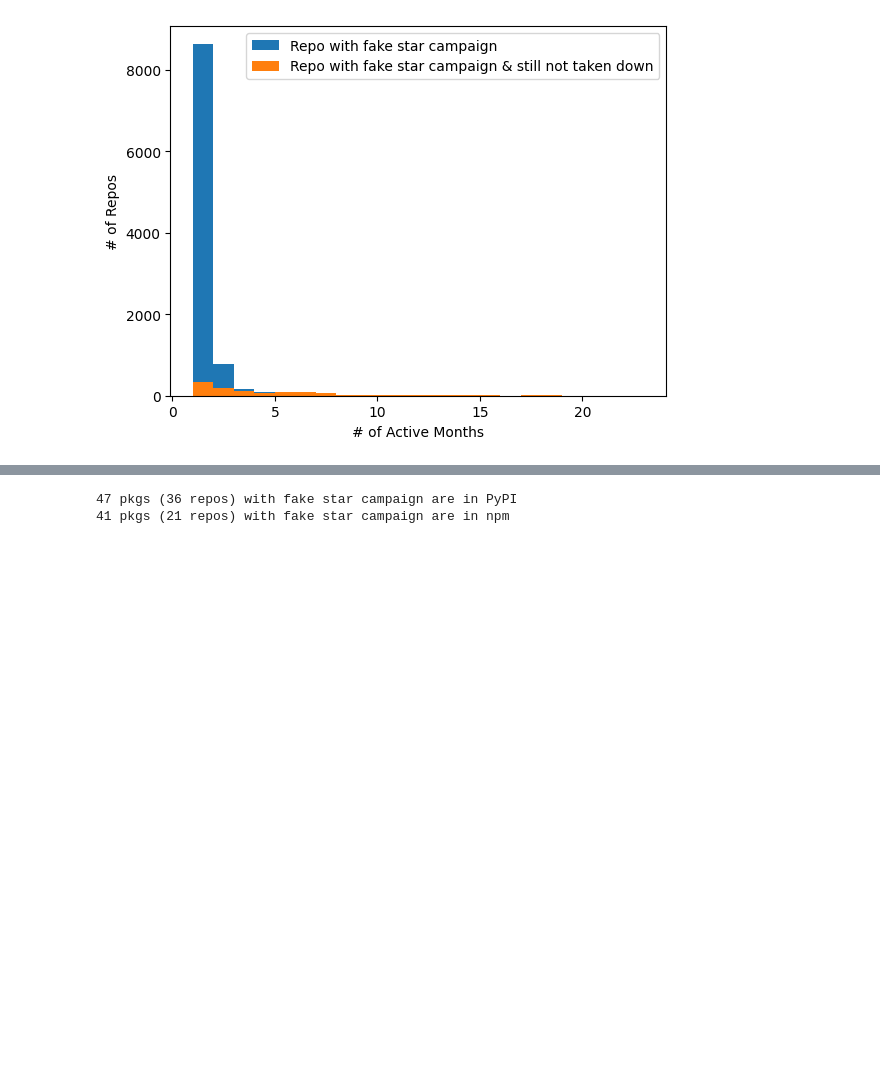
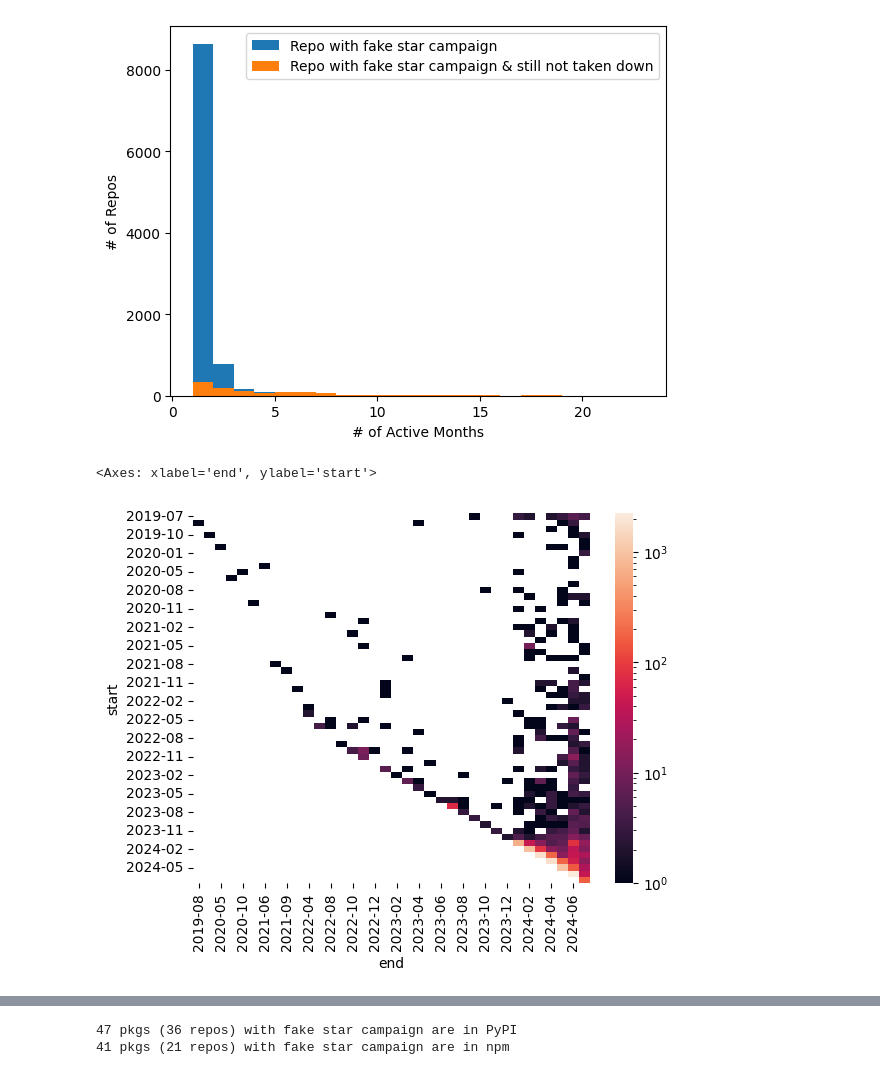
Before and after one commit to hehao98/StarScout, a Jupyter notebook: exploratory_analysis_copycatch.ipynb, the cells around one changed output, grey strips where cells are left out. Saved outputs shown, nothing was run; the diff lists cells and outputs as text; code cells hidden in the pictures; blank space fills up the shorter version.

```diff
--- a/exploratory_analysis_copycatch.ipynb
+++ b/exploratory_analysis_copycatch.ipynb
@@ -105,3 +136,23 @@ ax.set_xlabel("# of Active Months")
 # %% [output]
 Text(0.5, 0, '# of Active Months')
 [figure]
+# %%
+repo_to_period = (
+    (
+        stars[stars.repo.isin(repos_with_compaign)]
+        .groupby("repo")
+        .agg(
+            start=("month", "min"),
+            end=("month", "max"),
+        )
+        .reset_index()
+    )
+    .groupby(["start", "end"])
+    .size()
+    .reset_index(name="n_repos")
+    .pivot(index="start", columns="end", values="n_repos")
+)
+sns.heatmap(repo_to_period, norm=LogNorm())
+# %% [output]
+<Axes: xlabel='end', ylabel='start'>
+[figure, added]
```
Also changed, not shown: parts of 4 cells of this notebook, 3 other files.
